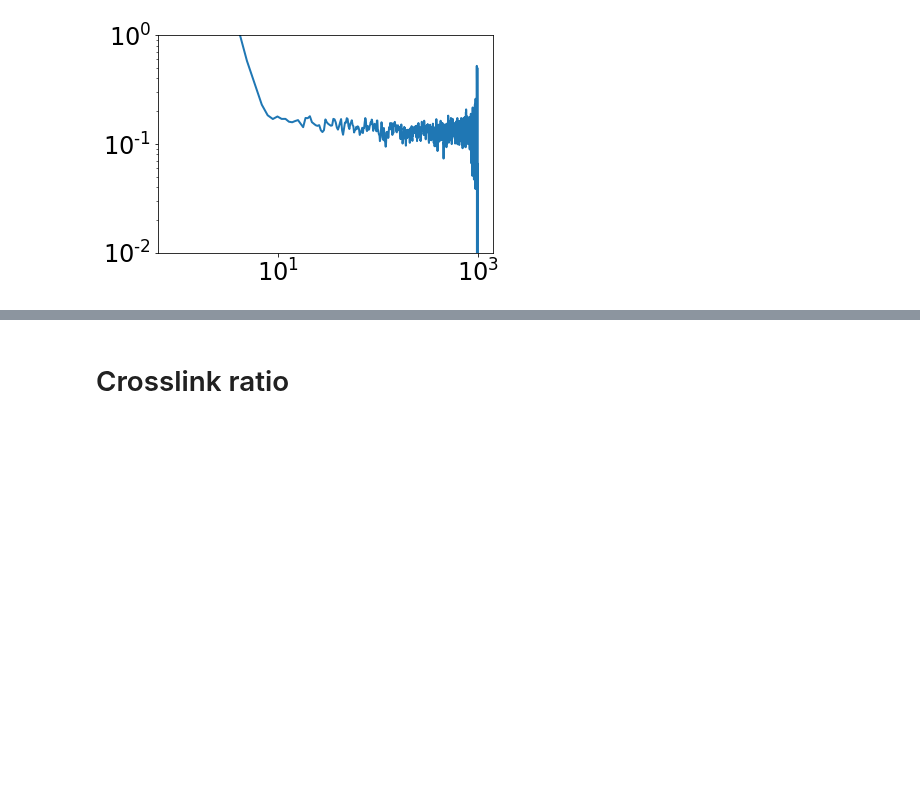
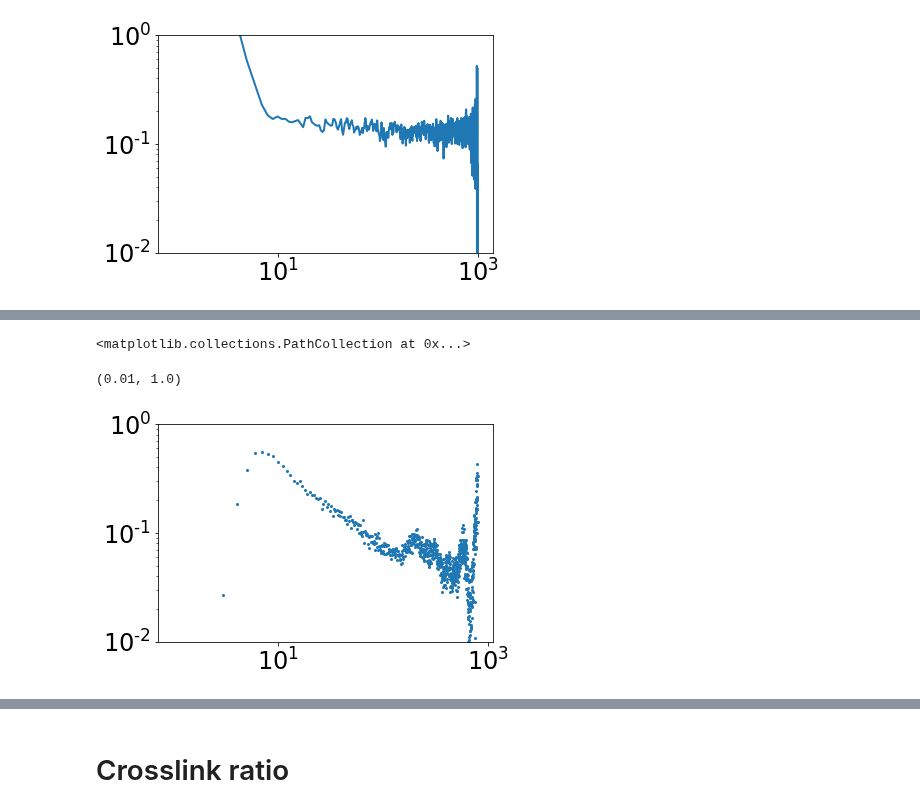
Before and after one commit to palladio11/aLENS_analysis, a Jupyter notebook: notebooks/chromatin_notebooks/18e-Connection_autocorrelation.ipynb, the cells around one changed output, grey strips where cells are left out. Drawn from its saved outputs; the diff is of its cells as text; code cells hidden in the pictures; blank space fills up the shorter version.

```diff
--- a/notebooks/chromatin_notebooks/18e-Connection_autocorrelation.ipynb
+++ b/notebooks/chromatin_notebooks/18e-Connection_autocorrelation.ipynb
@@ -498,0 +558,20 @@ plt.ylim(1e-2, 1e0)
+# %%
+with h5py.File(data_path.parent / f'connect_diag_analysis.h5', 'r') as h5_cnct:
+    time_arr = h5_cnct['time'][...]
+    acm = h5_cnct['avg_connect_mat'][...]
+
+    avg_connect_vs_ind = torch.zeros(acm.shape[0])
+    for i in range(1, acm.shape[0]):
+        avg_connect_vs_ind[i] += acm.diagonal(i).mean()
+        avg_connect_vs_ind[i] += acm.diagonal(-i).mean()
+        avg_connect_vs_ind[i] *= .5
+
+
+plt.scatter(range(1,acm.shape[0]), avg_connect_vs_ind[1:])
+plt.xscale('log')
+plt.yscale('log')
+plt.ylim(1e-2, 1e0)
+# %% [output]
+<matplotlib.collections.PathCollection at 0x...>
+(0.01, 1.0)
+[figure, added]
```
Also changed, not shown: parts of 22 cells of this notebook, 6 other files.
